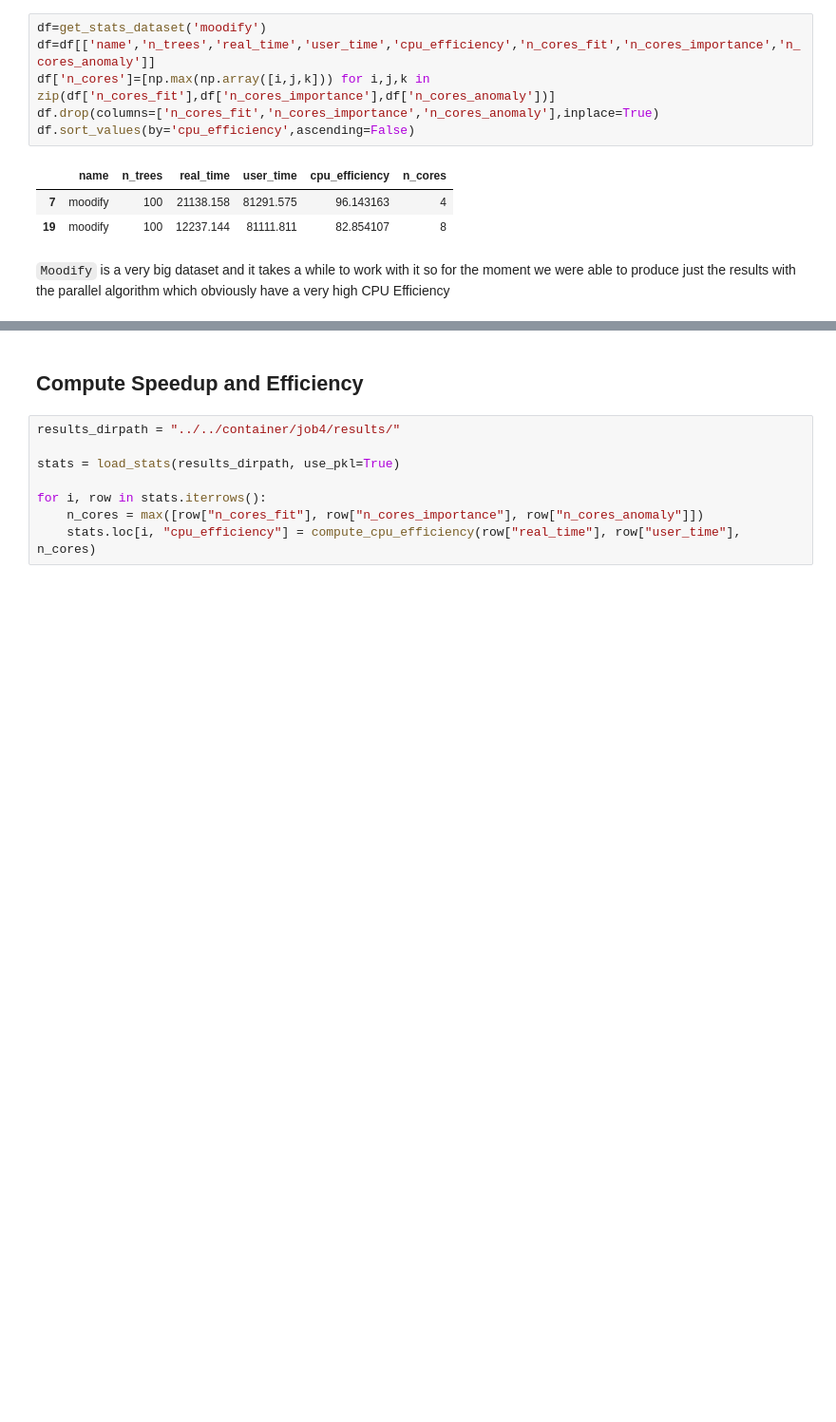
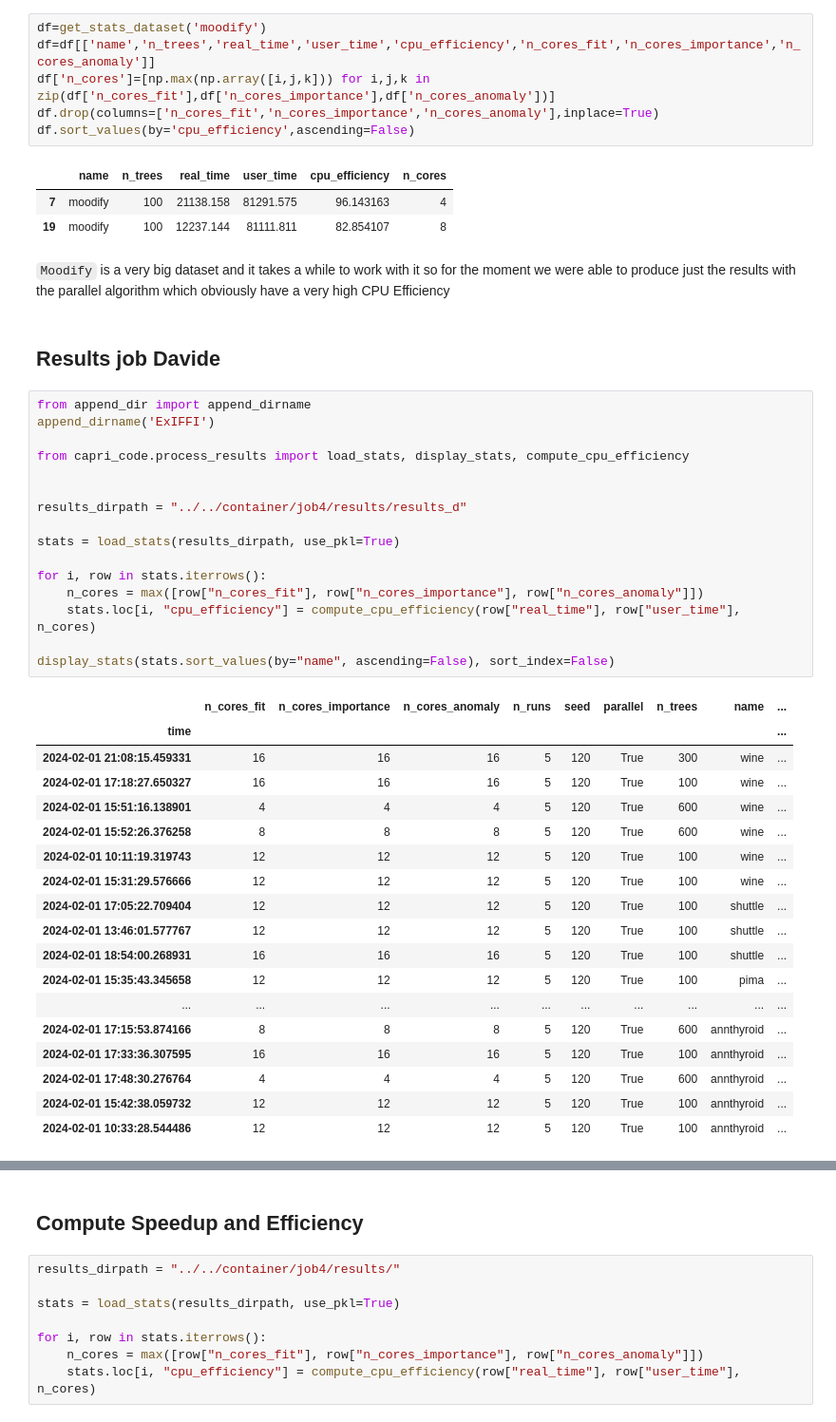
Before and after one commit to francesco-borsatti-unipd/ExIFFI, a Jupyter notebook: notebooks/Test_Parallel.ipynb, the cells around one changed output, grey strips where cells are left out. Shown at 95% size. Saved outputs shown, nothing was run; the diff lists cells and outputs as text; blank space fills up the shorter version.

Commit message:
visualize davide test results

```diff
--- a/notebooks/Test_Parallel.ipynb
+++ b/notebooks/Test_Parallel.ipynb
@@ -874,3 +867,40 @@ df.sort_values(by='cpu_efficiency',ascending=False)
 | 19 | moodify | 100 | 12237.144 | 81111.811 | 82.854107 | 8 |
 # %% [markdown]
 `Moodify` is a very big dataset and it takes a while to work with it so for the moment we were able to produce just the results with the parallel algorithm which obviously have a very high CPU Efficiency
+# %% [markdown]
+## Results job Davide
+# %%
+from append_dir import append_dirname
+append_dirname('ExIFFI')
+
+from capri_code.process_results import load_stats, display_stats, compute_cpu_efficiency
+
+
+results_dirpath = "../../container/job4/results/results_d"
+
+stats = load_stats(results_dirpath, use_pkl=True)
+
+for i, row in stats.iterrows():
+    n_cores = max([row["n_cores_fit"], row["n_cores_importance"], row["n_cores_anomaly"]])
+    stats.loc[i, "cpu_efficiency"] = compute_cpu_efficiency(row["real_time"], row["user_time"], n_cores)
+
+display_stats(stats.sort_values(by="name", ascending=False), sort_index=False)
+# %% [output]
+|  | n_cores_fit | n_cores_importance | n_cores_anomaly | n_runs | seed | parallel | n_trees | name | ... |
+| time |  |  |  |  |  |  |  |  | ... |
+| 2024-02-01 21:08:15.459331 | 16 | 16 | 16 | 5 | 120 | True | 300 | wine | ... |
+| 2024-02-01 17:18:27.650327 | 16 | 16 | 16 | 5 | 120 | True | 100 | wine | ... |
+| 2024-02-01 15:51:16.138901 | 4 | 4 | 4 | 5 | 120 | True | 600 | wine | ... |
+| 2024-02-01 15:52:26.376258 | 8 | 8 | 8 | 5 | 120 | True | 600 | wine | ... |
+| 2024-02-01 10:11:19.319743 | 12 | 12 | 12 | 5 | 120 | True | 100 | wine | ... |
+| 2024-02-01 15:31:29.576666 | 12 | 12 | 12 | 5 | 120 | True | 100 | wine | ... |
+| 2024-02-01 17:05:22.709404 | 12 | 12 | 12 | 5 | 120 | True | 100 | shuttle | ... |
+| 2024-02-01 13:46:01.577767 | 12 | 12 | 12 | 5 | 120 | True | 100 | shuttle | ... |
+| 2024-02-01 18:54:00.268931 | 16 | 16 | 16 | 5 | 120 | True | 100 | shuttle | ... |
+| 2024-02-01 15:35:43.345658 | 12 | 12 | 12 | 5 | 120 | True | 100 | pima | ... |
+| ... | ... | ... | ... | ... | ... | ... | ... | ... | ... |
+| 2024-02-01 17:15:53.874166 | 8 | 8 | 8 | 5 | 120 | True | 600 | annthyroid | ... |
+| 2024-02-01 17:33:36.307595 | 16 | 16 | 16 | 5 | 120 | True | 100 | annthyroid | ... |
+| 2024-02-01 17:48:30.276764 | 4 | 4 | 4 | 5 | 120 | True | 600 | annthyroid | ... |
+| 2024-02-01 15:42:38.059732 | 12 | 12 | 12 | 5 | 120 | True | 100 | annthyroid | ... |
+| 2024-02-01 10:33:28.544486 | 12 | 12 | 12 | 5 | 120 | True | 100 | annthyroid | ... |
```
Also changed, not shown: parts of 8 cells of this notebook.
